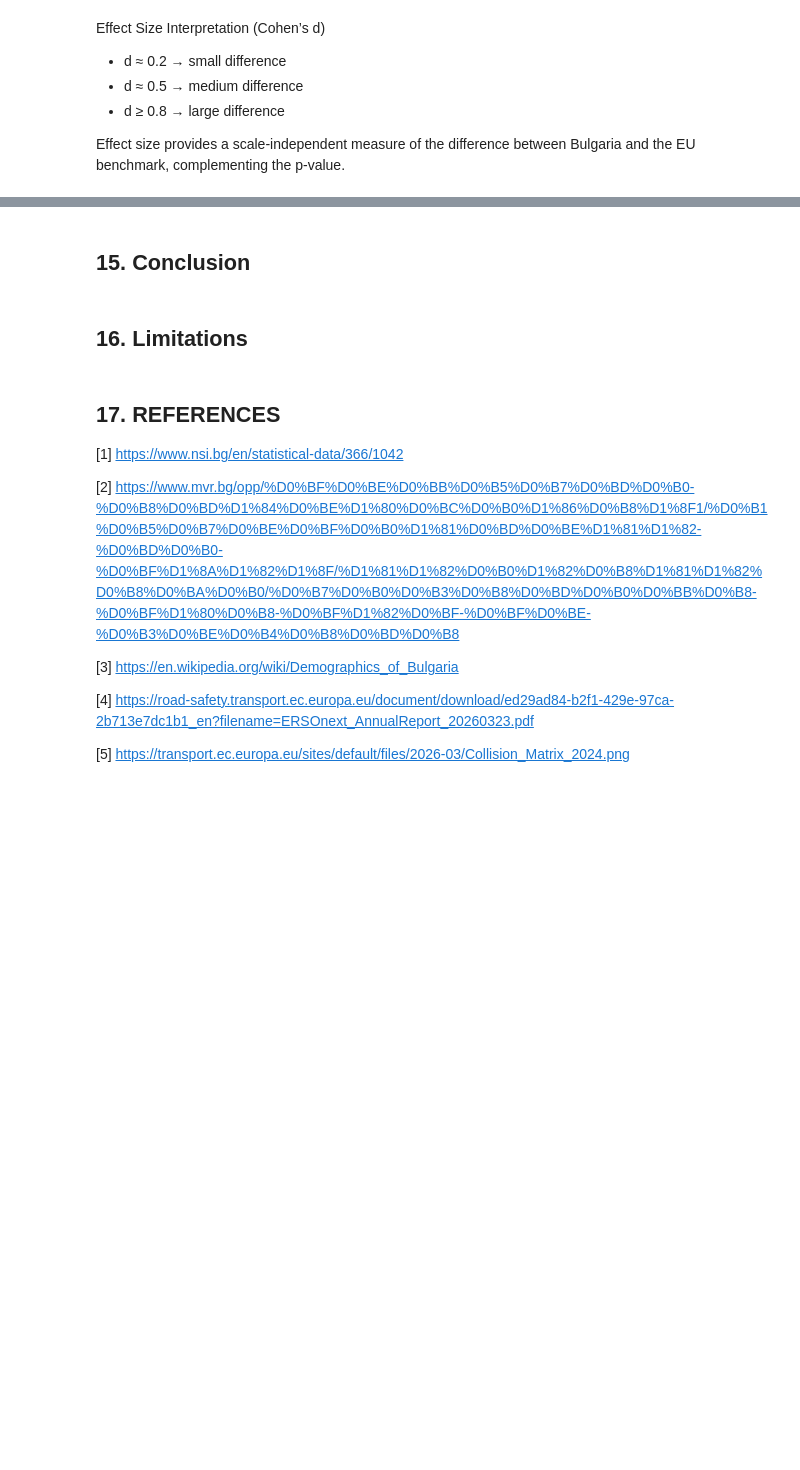
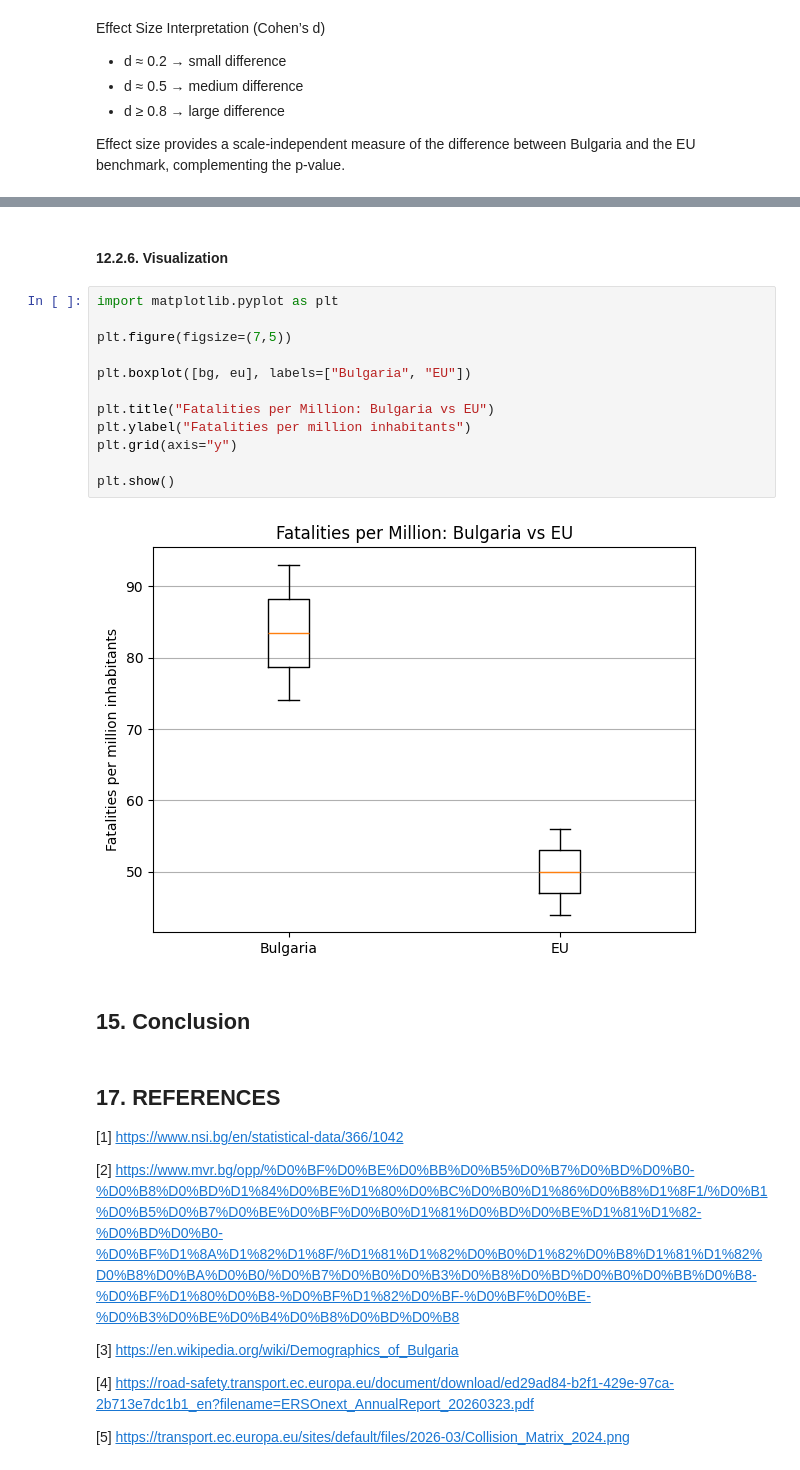
Before and after one commit to borisyotsov/Road-Safety-in-Bulgaria-Impact-of-Traffic-and-Infrastructure-on-Accident-Rates, a Jupyter notebook: Road_Safety_Project.ipynb, the cells around one changed output, grey strips where cells are left out. Cells and saved outputs as stored; diff of their text form; blank space fills up the shorter version.

Commit message:
Add Confidence Interval and Confidence Interval with T-distribution, add Visualization - boxplot

```diff
--- a/Road_Safety_Project.ipynb
+++ b/Road_Safety_Project.ipynb
@@ -792,7 +926,21 @@ Effect size provides a scale-independent measure of the difference between Bulga
+# %% [markdown]
+#### 12.2.6. Visualization
+# %%
+import matplotlib.pyplot as plt
+
+plt.figure(figsize=(7,5))
+
+plt.boxplot([bg, eu], labels=["Bulgaria", "EU"])
+
+plt.title("Fatalities per Million: Bulgaria vs EU")
+plt.ylabel("Fatalities per million inhabitants")
+plt.grid(axis="y")
+
+plt.show()
+# %% [output]
+[figure, added]
 # %% [markdown]
 ## 15. Conclusion
-# %% [markdown]
-## 16. Limitations
 # %% [markdown]
 ## 17. REFERENCES
 
```
Also changed, not shown: parts of 8 cells of this notebook.
